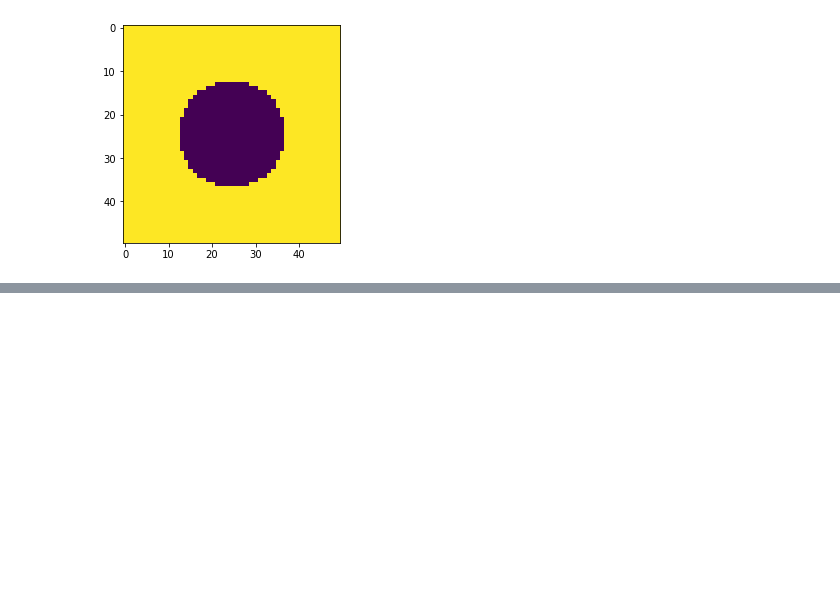
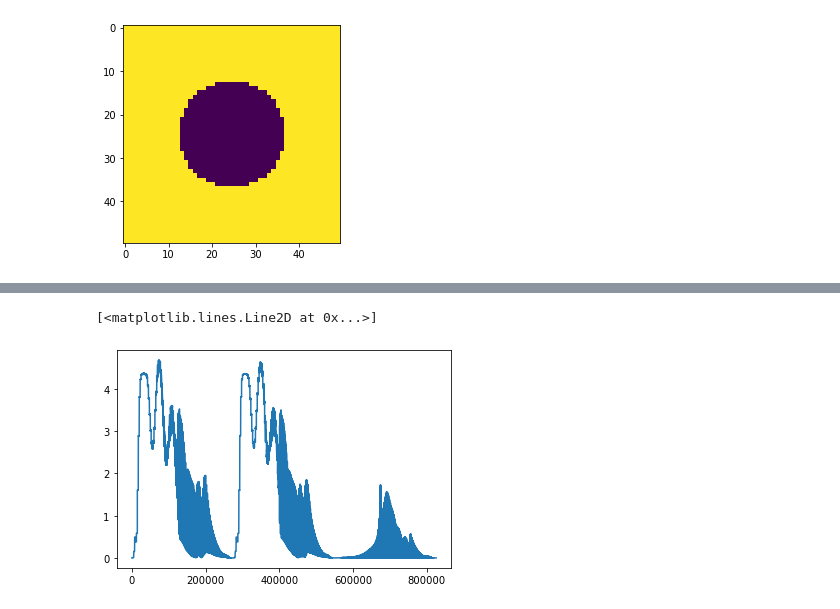
Before and after one commit to zhaonat/py-maxwell-fd3d, a Jupyter notebook: notebooks/photonic crystal slab (LARGE).ipynb, the cells around one changed output, grey strips where cells are left out. Saved outputs shown, nothing was run; the diff lists cells and outputs as text; code cells hidden in the pictures; blank space fills up the shorter version.

```diff
--- a/notebooks/photonic crystal slab (LARGE).ipynb
+++ b/notebooks/photonic crystal slab (LARGE).ipynb
@@ -37,0 +165,5 @@ eps_r = np.ones((Nx,Ny,Nz))
+# %%
+plt.plot(np.abs(x))
+# %% [output]
+[<matplotlib.lines.Line2D at 0x...>]
+[figure, added]
```
Also changed, not shown: parts of 16 cells of this notebook, 5 other files.
